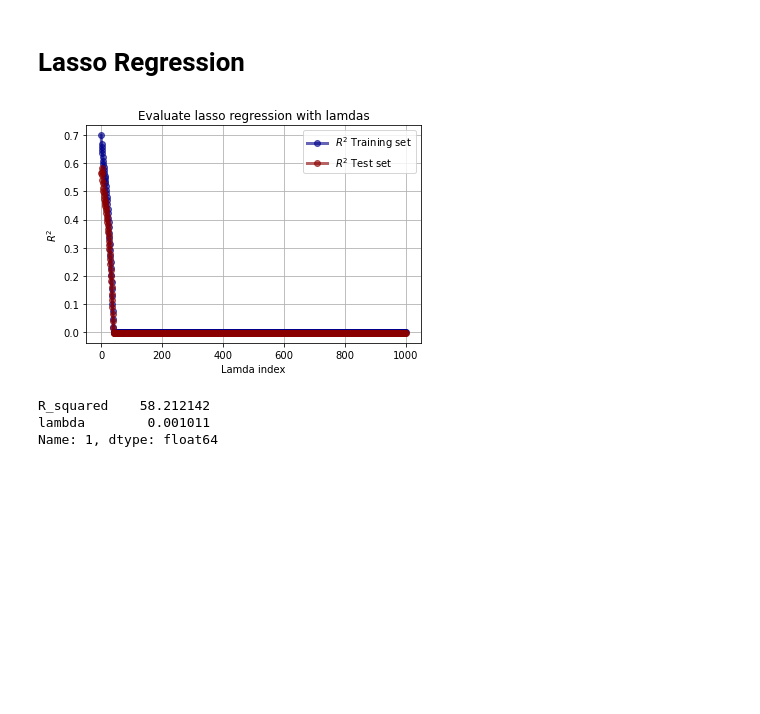
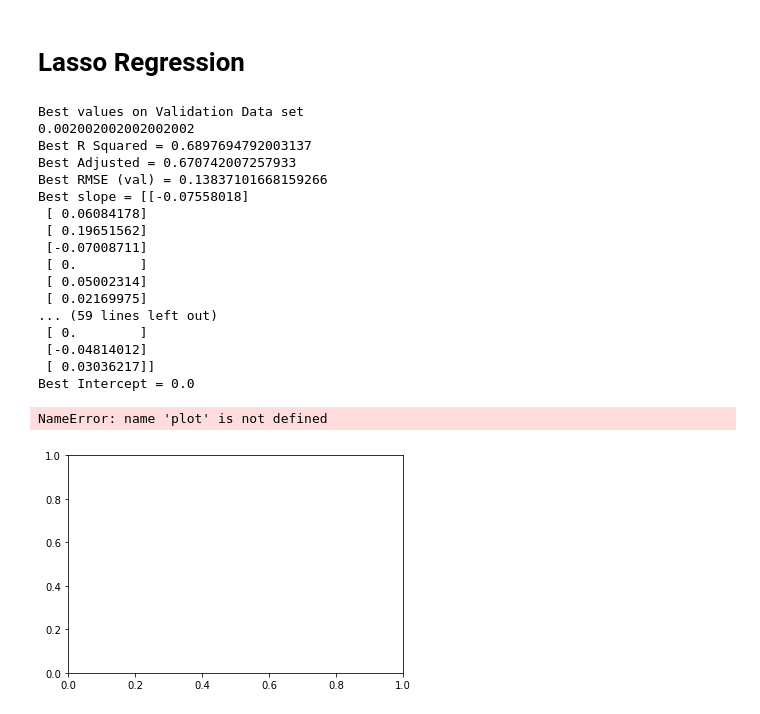
Before and after one commit to Jackhu-gc/CAB420Assignment1A, a Jupyter notebook: assign1q1callum.ipynb, the cells around one changed output. Saved outputs shown, nothing was run; the diff lists cells and outputs as text; code cells hidden in the pictures; blank space fills up the shorter version.

```diff
--- a/assign1q1callum.ipynb
+++ b/assign1q1callum.ipynb
@@ -283,24 +283,24 @@ def evaluate_regularisation(x_train, y_train, x_val, y_val, x_test, y_test,
   print('Best slope = {}'.format(slope))
   print('Best Intercept = {}'.format(intercept))
 
-  fig, axs = plt.subplots(3)
-  axs[0].plot(np.array(alpha_list), rmse_train)
-  axs[0].plot(np.array(alpha_list), rmse_val)
-  axs[0].legend(['Training', 'Validation'])
-  axs[0].set_title('RMSE vs Lambda')
-  axs[0].set_xlabel('Lambda')
-  axs[0].set_ylabel('RMSE')
+  fig, axs = plt.subplots(1)
+#   axs[0].plot(np.array(alpha_list), rmse_train)
+#   axs[0].plot(np.array(alpha_list), rmse_val)
+#   axs[0].legend(['Training', 'Validation'])
+#   axs[0].set_title('RMSE vs Lambda')
+#   axs[0].set_xlabel('Lambda')
+#   axs[0].set_ylabel('RMSE')
 
-  axs[1].plot((y_test*sigma_test + mu_test))
-  axs[1].plot(model_best_fit.predict(sm.add_constant(x_test* sigma_test + mu_test)))
-  axs[1].legend(['Actual', 'Predicted'])
-  axs[1].set_title('Test Set Performance')
+  plot((y_test*sigma_test + mu_test))
+  plot(model_best_fit.predict(sm.add_constant(x_test* sigma_test + mu_test)))
+  legend(['Actual', 'Predicted'])
+  set_title('Test Set Performance')
 
 
-  train_pred = model_cross_fit.predict(sm.add_constant(x_val))
-  resid = y_val - train_pred
-  sm.qqplot(resid, ax=axs[2], line='s')
-  axs[2].set_title('Q-Q Plot for Linear Regression')
+#   train_pred = model_cross_fit.predict(sm.add_constant(x_val))
+#   resid = y_val - train_pred
+#   sm.qqplot(resid, ax=axs[2], line='s')
+#   axs[2].set_title('Q-Q Plot for Linear Regression')
 # %%
 def r_squared(actual, predicted):
   r2 = r2_score(actual, predicted)
@@ -314,6 +314,26 @@ def adj_r2(actual, predicted, n, p):
   adjr2 = 1 - (1 - r2) * (n - 1) / (n - p - 1);
   return adjr2
 # %%
-# alpha_list = np.linspace(0, 1.0, 1000)
-# evaluate_regularisation(X_train_std, Y_train_std, X_val_std, Y_val_std, X_test_std, Y_test_std,
-#                         mu_test, sigma_test, alpha_list, 1)
+alpha_list = np.linspace(0, 1.0, 1000)
+evaluate_regularisation(X_train_std, Y_train_std, X_val_std, Y_val_std, X_test_std, Y_test_std,
+                        mu_test, sigma_test, alpha_list, 1)
+# %% [output]
+Best values on Validation Data set
+0.002002002002002002
+Best R Squared = 0.6897694792003137
+Best Adjusted = 0.670742007257933
+Best RMSE (val) = 0.13837101668159266
+Best slope = [[-0.07558018]
+ [ 0.06084178]
+ [ 0.19651562]
+ [-0.07008711]
+ [ 0.        ]
+ [ 0.05002314]
+ [ 0.02169975]
+... (59 lines left out)
+ [ 0.        ]
+ [-0.04814012]
+ [ 0.03036217]]
+Best Intercept = 0.0
+NameError: name 'plot' is not defined
+[figure, added]
@@ -339,20 +339,0 @@ for ind, i in enumerate(alpha_list):
-# %%
-# Plotting
-plt.figure()
-plt.plot(train_r_squared, 'bo-', label=r'$R^2$ Training set', color="darkblue", alpha=0.6, linewidth=3)
-plt.plot(test_r_squared, 'bo-', label=r'$R^2$ Test set', color="darkred", alpha=0.6, linewidth=3)
-plt.xlabel('Lamda index'); plt.ylabel(r'$R^2$')
-plt.title(r'Evaluate lasso regression with lamdas')
-plt.legend(loc='best')
-plt.grid()
-# %% [output]
-[figure, removed]
-# %%
-df_lam = pd.DataFrame(test_r_squared*100, columns=['R_squared'])
-df_lam['lambda'] = (alpha_list)
-# returns the index of the row where column has maximum value.
-df_lam.loc[df_lam['R_squared'].idxmax()]
-# %% [output]
-R_squared    58.212142
-lambda        0.001011
-Name: 1, dtype: float64
```
Also changed, not shown: parts of 13 cells of this notebook.
